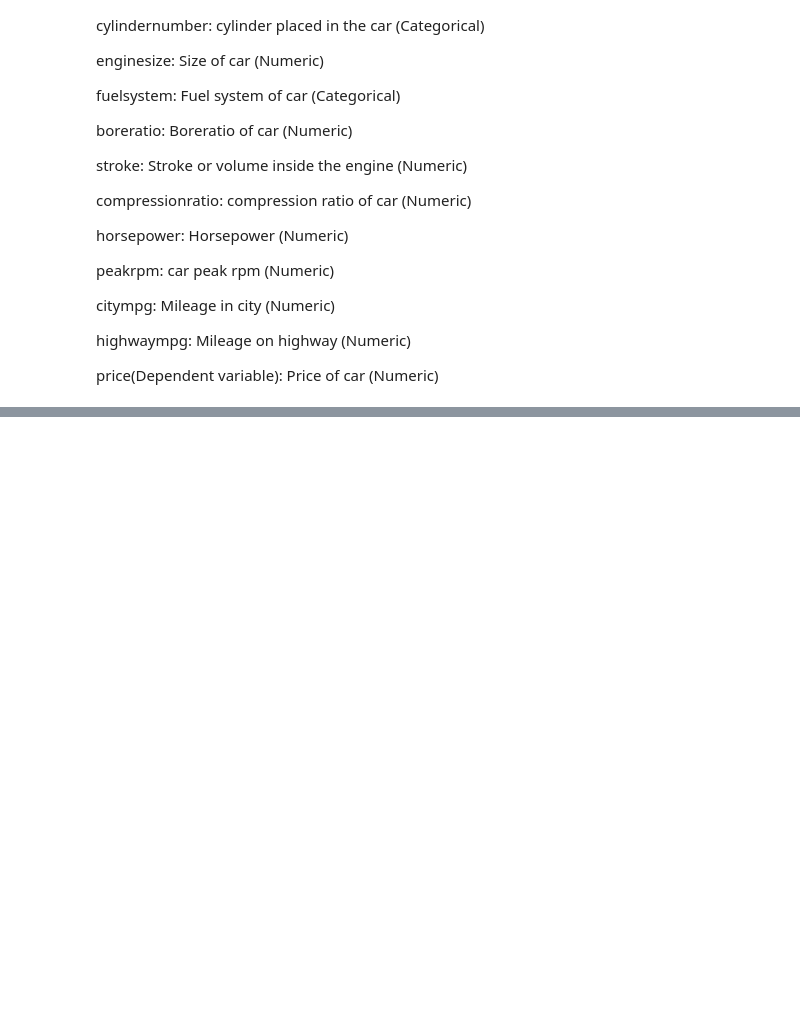
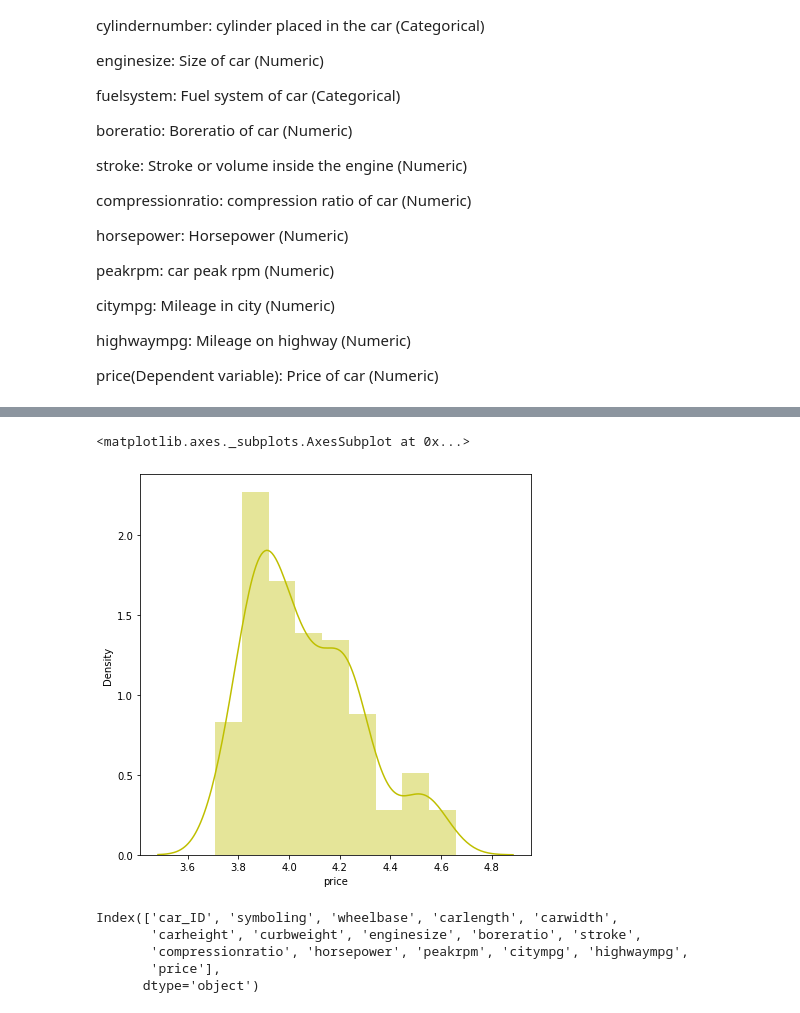
Before and after one commit to Ravinder-Kumar-M/Car_Price_Prediction, a Jupyter notebook: Guided_Project_Linear_Regression.ipynb, the cells around one changed output, grey strips where cells are left out. Cells and saved outputs as stored; diff of their text form; code cells hidden in the pictures; blank space fills up the shorter version.

```diff
--- a/Guided_Project_Linear_Regression.ipynb
+++ b/Guided_Project_Linear_Regression.ipynb
@@ -327,0 +167,16 @@ numeric_df
+# %%
+# Dependent variable 'Price'
+plt.figure(figsize=(7,7))
+sns.distplot(np.log10(dataset['price']),color="y")
+# %% [output]
+<matplotlib.axes._subplots.AxesSubplot at 0x...>
+[figure, added]
+# %%
+numeric_features = dataset.describe().columns
+numeric_features
+# %% [output]
+Index(['car_ID', 'symboling', 'wheelbase', 'carlength', 'carwidth',
+       'carheight', 'curbweight', 'enginesize', 'boreratio', 'stroke',
+       'compressionratio', 'horsepower', 'peakrpm', 'citympg', 'highwaympg',
+       'price'],
+      dtype='object')
```
Also changed, not shown: parts of 104 cells of this notebook.
